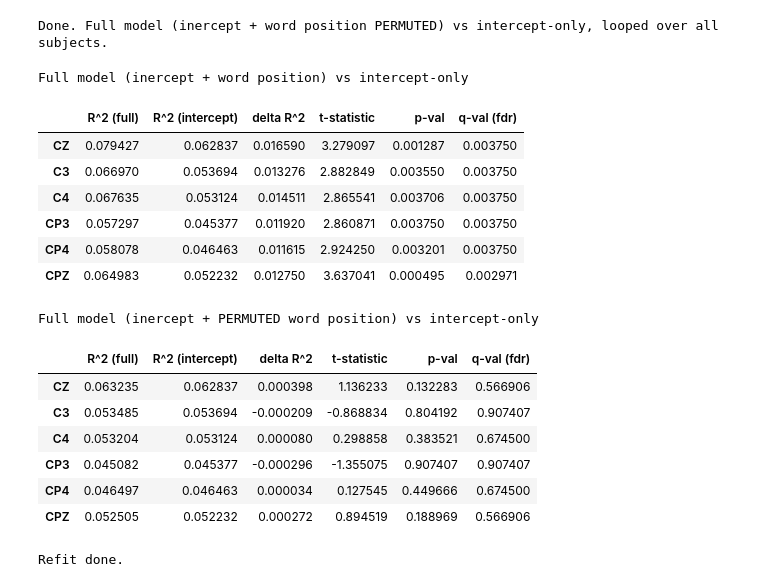
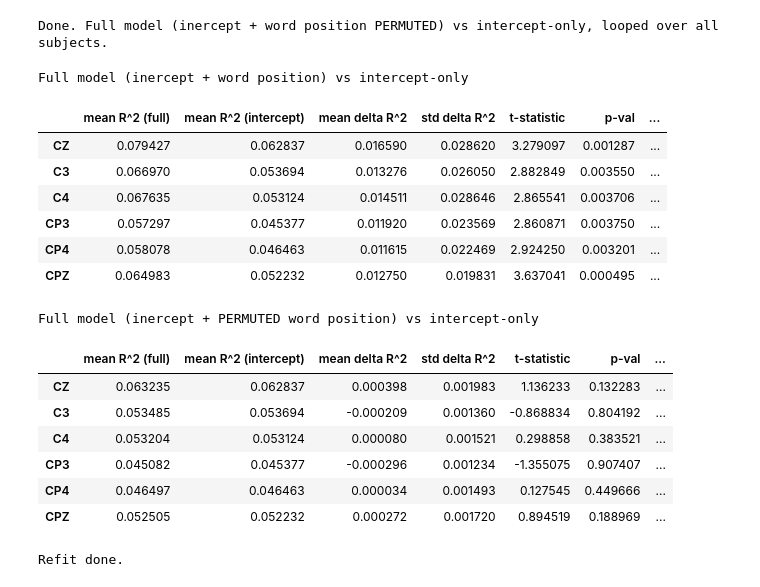
Before and after one commit to amandalin047/Updating_rERP_2023, a Jupyter notebook: deconvolution/deconv_v4.ipynb, the cells around one changed output. Saved outputs shown, nothing was run; the diff lists cells and outputs as text; code cells hidden in the pictures.

Commit message:
added sample std & df for t-test, returned TtestResult object in case CI is needed

```diff
--- a/deconvolution/deconv_v4.ipynb
+++ b/deconvolution/deconv_v4.ipynb
@@ -365,36 +365,36 @@ Done. Full model (inercept + word position PERMUTED) vs intercept-only, looped o
 # %%
 # NOTE: negative control, not a formal permutation test
 # One randomly permuted ordering is a sanity check or negative-control model.
 # It is not, by itself, a formal permutation test.
 
-improve_df = compare_model_fit(loop_results.outer_scores_full_per_subj,
+improve_df, improve = compare_model_fit(loop_results.outer_scores_full_per_subj,
                                loop_results.outer_scores_restricted_per_subj,
                                ch_roi)
-improve_df_perm = compare_model_fit(loop_results_perm.outer_scores_full_per_subj,
+improve_df_perm, improve_perm = compare_model_fit(loop_results_perm.outer_scores_full_per_subj,
                                     loop_results_perm.outer_scores_restricted_per_subj,
                                     ch_roi)
 
 print(f"Full model (inercept + word position) vs intercept-only")
 display(improve_df)
 print(f"Full model (inercept + PERMUTED word position) vs intercept-only")
 display(improve_df_perm)
 # %% [output]
 Full model (inercept + word position) vs intercept-only
-|  | R^2 (full) | R^2 (intercept) | delta R^2 | t-statistic | p-val | q-val (fdr) |
-| CZ | 0.079427 | 0.062837 | 0.016590 | 3.279097 | 0.001287 | 0.003750 |
-| C3 | 0.066970 | 0.053694 | 0.013276 | 2.882849 | 0.003550 | 0.003750 |
-| C4 | 0.067635 | 0.053124 | 0.014511 | 2.865541 | 0.003706 | 0.003750 |
-| CP3 | 0.057297 | 0.045377 | 0.011920 | 2.860871 | 0.003750 | 0.003750 |
-| CP4 | 0.058078 | 0.046463 | 0.011615 | 2.924250 | 0.003201 | 0.003750 |
-| CPZ | 0.064983 | 0.052232 | 0.012750 | 3.637041 | 0.000495 | 0.002971 |
+|  | mean R^2 (full) | mean R^2 (intercept) | mean delta R^2 | std delta R^2 | t-statistic | p-val | ... |
+| CZ | 0.079427 | 0.062837 | 0.016590 | 0.028620 | 3.279097 | 0.001287 | ... |
+| C3 | 0.066970 | 0.053694 | 0.013276 | 0.026050 | 2.882849 | 0.003550 | ... |
+| C4 | 0.067635 | 0.053124 | 0.014511 | 0.028646 | 2.865541 | 0.003706 | ... |
+| CP3 | 0.057297 | 0.045377 | 0.011920 | 0.023569 | 2.860871 | 0.003750 | ... |
+| CP4 | 0.058078 | 0.046463 | 0.011615 | 0.022469 | 2.924250 | 0.003201 | ... |
+| CPZ | 0.064983 | 0.052232 | 0.012750 | 0.019831 | 3.637041 | 0.000495 | ... |
 Full model (inercept + PERMUTED word position) vs intercept-only
-|  | R^2 (full) | R^2 (intercept) | delta R^2 | t-statistic | p-val | q-val (fdr) |
-| CZ | 0.063235 | 0.062837 | 0.000398 | 1.136233 | 0.132283 | 0.566906 |
-| C3 | 0.053485 | 0.053694 | -0.000209 | -0.868834 | 0.804192 | 0.907407 |
-| C4 | 0.053204 | 0.053124 | 0.000080 | 0.298858 | 0.383521 | 0.674500 |
-| CP3 | 0.045082 | 0.045377 | -0.000296 | -1.355075 | 0.907407 | 0.907407 |
-| CP4 | 0.046497 | 0.046463 | 0.000034 | 0.127545 | 0.449666 | 0.674500 |
-| CPZ | 0.052505 | 0.052232 | 0.000272 | 0.894519 | 0.188969 | 0.566906 |
+|  | mean R^2 (full) | mean R^2 (intercept) | mean delta R^2 | std delta R^2 | t-statistic | p-val | ... |
+| CZ | 0.063235 | 0.062837 | 0.000398 | 0.001983 | 1.136233 | 0.132283 | ... |
+| C3 | 0.053485 | 0.053694 | -0.000209 | 0.001360 | -0.868834 | 0.804192 | ... |
+| C4 | 0.053204 | 0.053124 | 0.000080 | 0.001521 | 0.298858 | 0.383521 | ... |
+| CP3 | 0.045082 | 0.045377 | -0.000296 | 0.001234 | -1.355075 | 0.907407 | ... |
+| CP4 | 0.046497 | 0.046463 | 0.000034 | 0.001493 | 0.127545 | 0.449666 | ... |
+| CPZ | 0.052505 | 0.052232 | 0.000272 | 0.001720 | 0.894519 | 0.188969 | ... |
 # %%
 #del list_of_matrices_perm
 #del loop_results_perm
```
Also changed, not shown: parts of 5 cells of this notebook, 1 other file.
